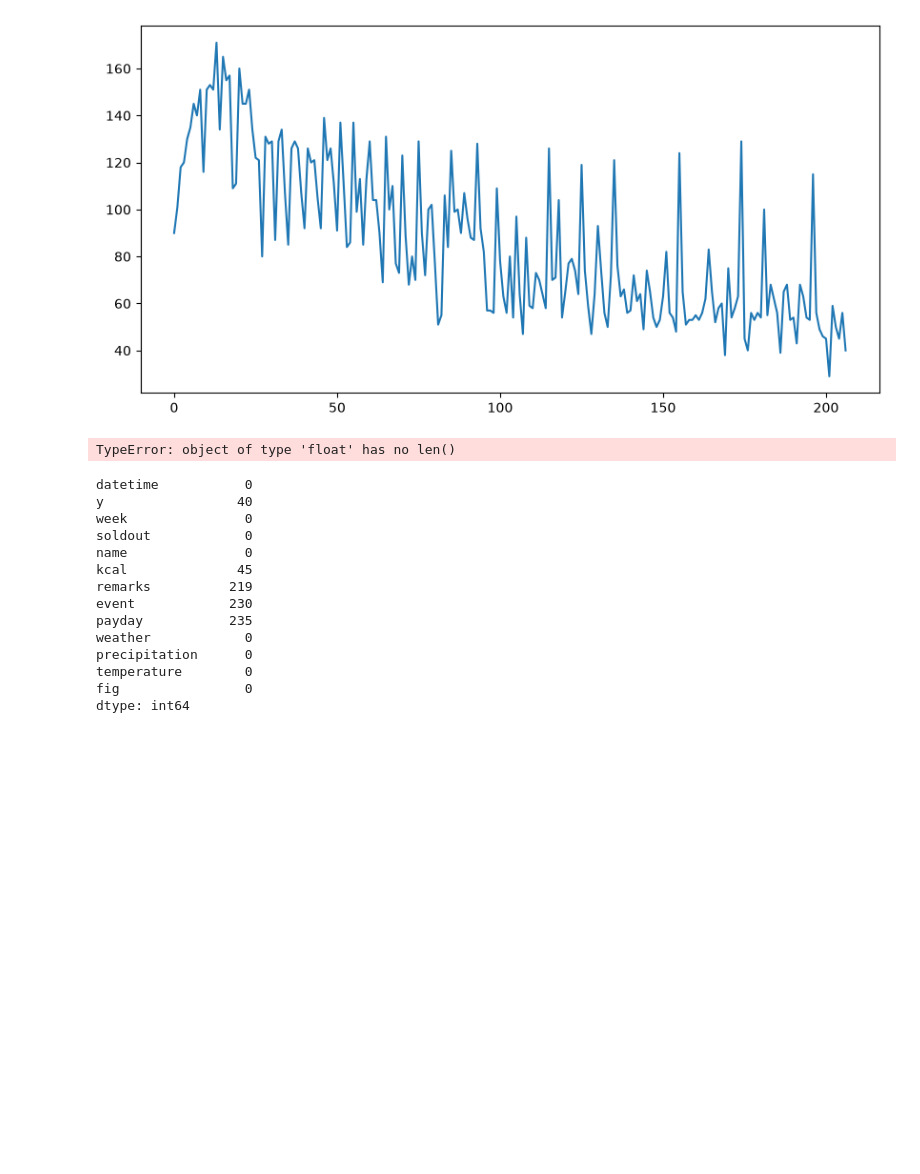
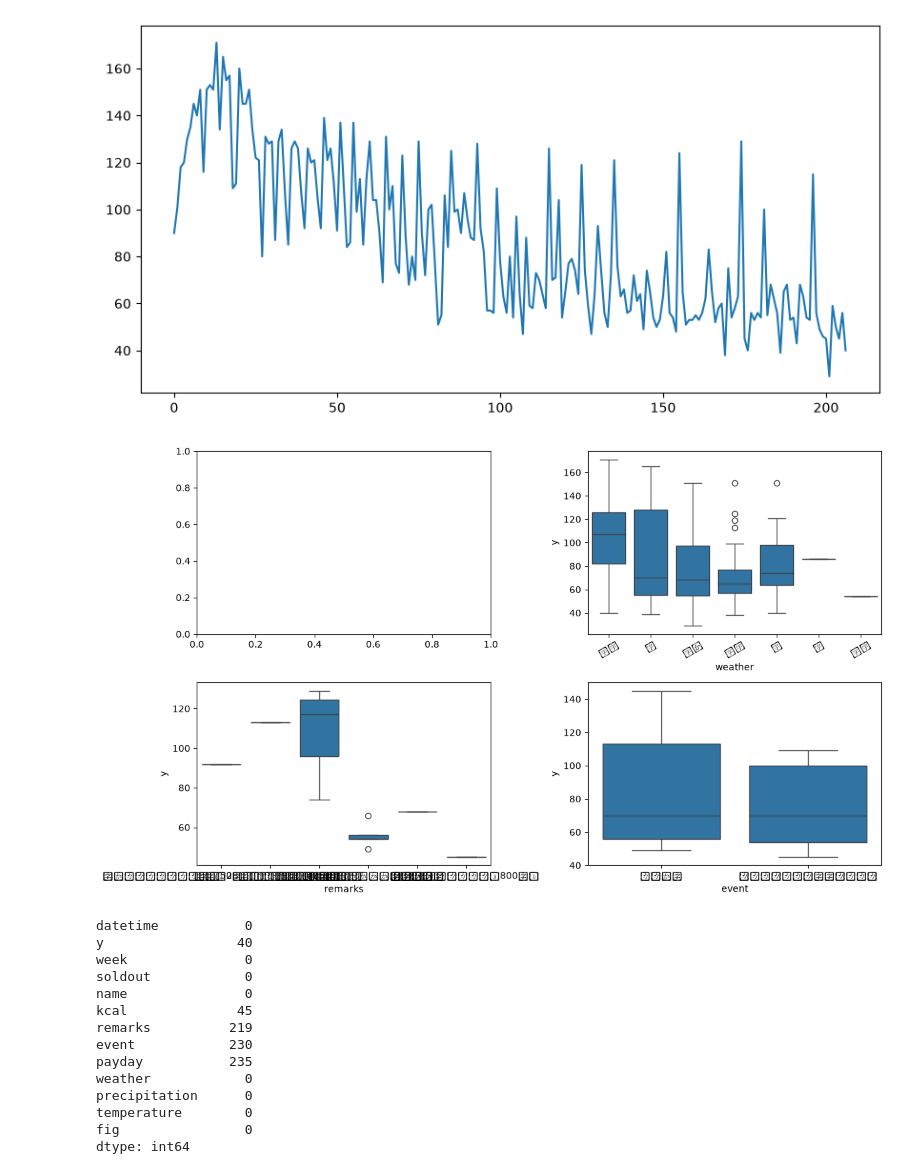
Before and after one commit to pchneurodiveyok132-cell/-----_---, a Jupyter notebook: First_Deliverable_2.ipynb, the cells around one changed output. Cells and saved outputs as stored; diff of their text form; code cells hidden in the pictures; blank space fills up the shorter version.

```diff
--- a/First_Deliverable_2.ipynb
+++ b/First_Deliverable_2.ipynb
@@ -133,15 +133,14 @@ train["y"].plot(figsize=(10,5))
 [figure]
 # %%
 #グラフ化して、売り上げに影響を与える要素を確認する
-fig, ax = plt.subplots(2,2,figsize=(12.7))
-sns.boxplot(x="week",y="y",data=train,ax=ax[0][0])
+fig, ax = plt.subplots(2,2,figsize=(12,7))
 sns.boxplot(x="weather",y="y",data=train,ax=ax[0][1])
 sns.boxplot(x="remarks",y="y",data=train,ax=ax[1][0])
 ax[0][1].set_xticklabels(ax[0][1].get_xticklabels(),rotation=30)
 sns.boxplot(x="event",y="y",data=train,ax=ax[1][1])
 plt.tight_layout()
 # %% [output]
-TypeError: object of type 'float' has no len()
+[figure, added]
 # %%
 #NaNの数を確認する
 all_data.isnull().sum()
```
